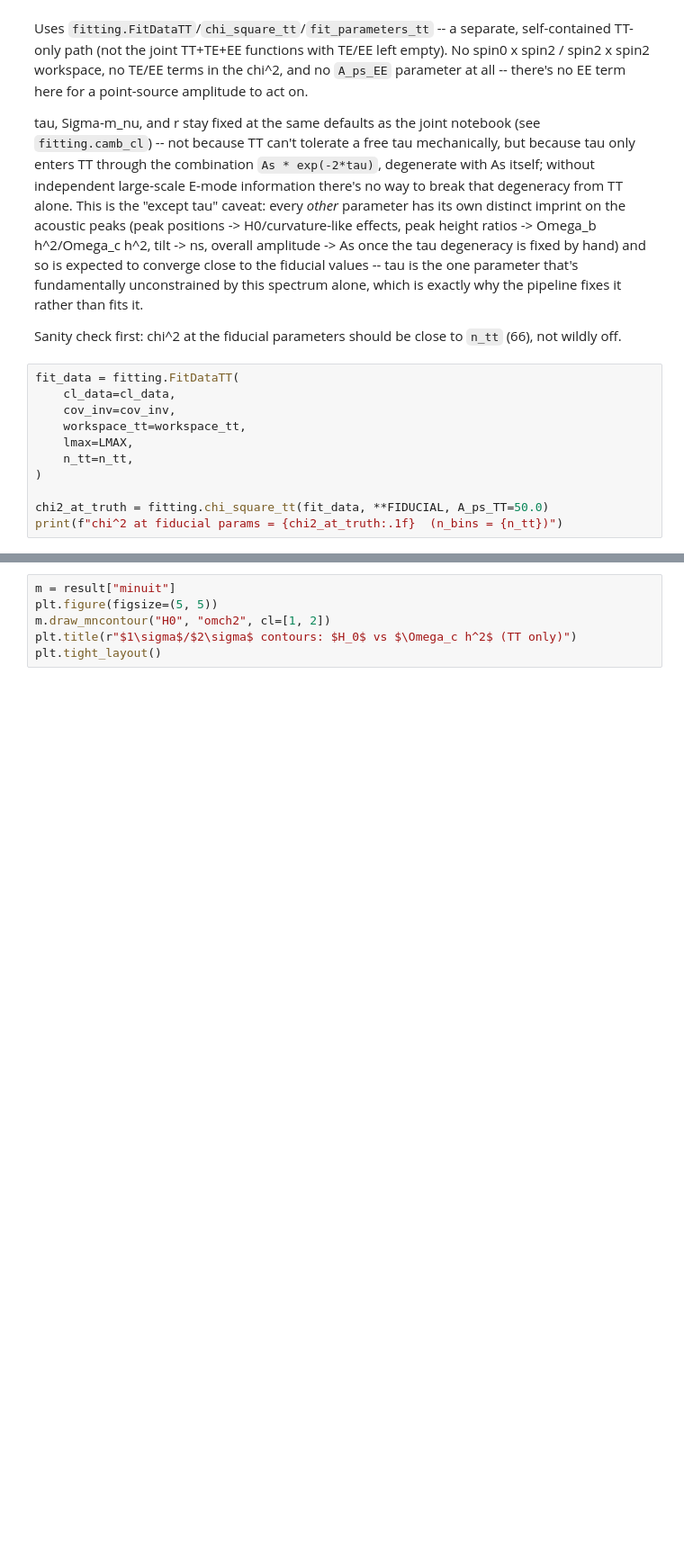
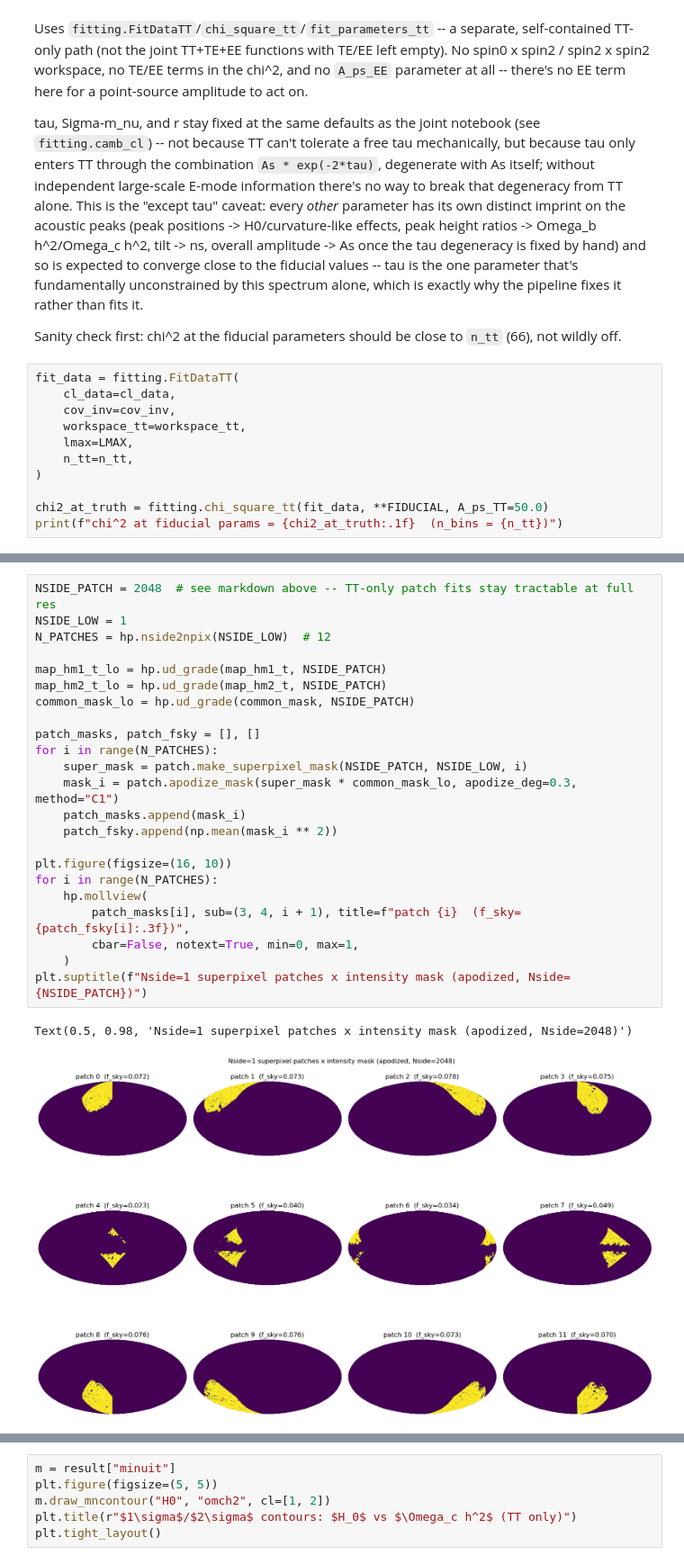
Before and after one commit to jamshidi3d/patch_cosmic_parameters, a Jupyter notebook: patch_cosmology_fit_TT.ipynb, the cells around one changed output, grey strips where cells are left out. Shown at 90% size. Cells and saved outputs as stored; diff of their text form; blank space fills up the shorter version.

```diff
--- a/patch_cosmology_fit_TT.ipynb
+++ b/patch_cosmology_fit_TT.ipynb
@@ -193,0 +247,26 @@ for name, val in result["best_fit"].items():
+# %%
+NSIDE_PATCH = 2048  # see markdown above -- TT-only patch fits stay tractable at full res
+NSIDE_LOW = 1
+N_PATCHES = hp.nside2npix(NSIDE_LOW)  # 12
+
+map_hm1_t_lo = hp.ud_grade(map_hm1_t, NSIDE_PATCH)
+map_hm2_t_lo = hp.ud_grade(map_hm2_t, NSIDE_PATCH)
+common_mask_lo = hp.ud_grade(common_mask, NSIDE_PATCH)
+
+patch_masks, patch_fsky = [], []
+for i in range(N_PATCHES):
+    super_mask = patch.make_superpixel_mask(NSIDE_PATCH, NSIDE_LOW, i)
+    mask_i = patch.apodize_mask(super_mask * common_mask_lo, apodize_deg=0.3, method="C1")
+    patch_masks.append(mask_i)
+    patch_fsky.append(np.mean(mask_i ** 2))
+
+plt.figure(figsize=(16, 10))
+for i in range(N_PATCHES):
+    hp.mollview(
+        patch_masks[i], sub=(3, 4, i + 1), title=f"patch {i}  (f_sky={patch_fsky[i]:.3f})",
+        cbar=False, notext=True, min=0, max=1,
+    )
+plt.suptitle(f"Nside=1 superpixel patches x intensity mask (apodized, Nside={NSIDE_PATCH})")
+# %% [output]
+Text(0.5, 0.98, 'Nside=1 superpixel patches x intensity mask (apodized, Nside=2048)')
+[figure, added]
```
Also changed, not shown: parts of 8 cells of this notebook, 10 other files.
